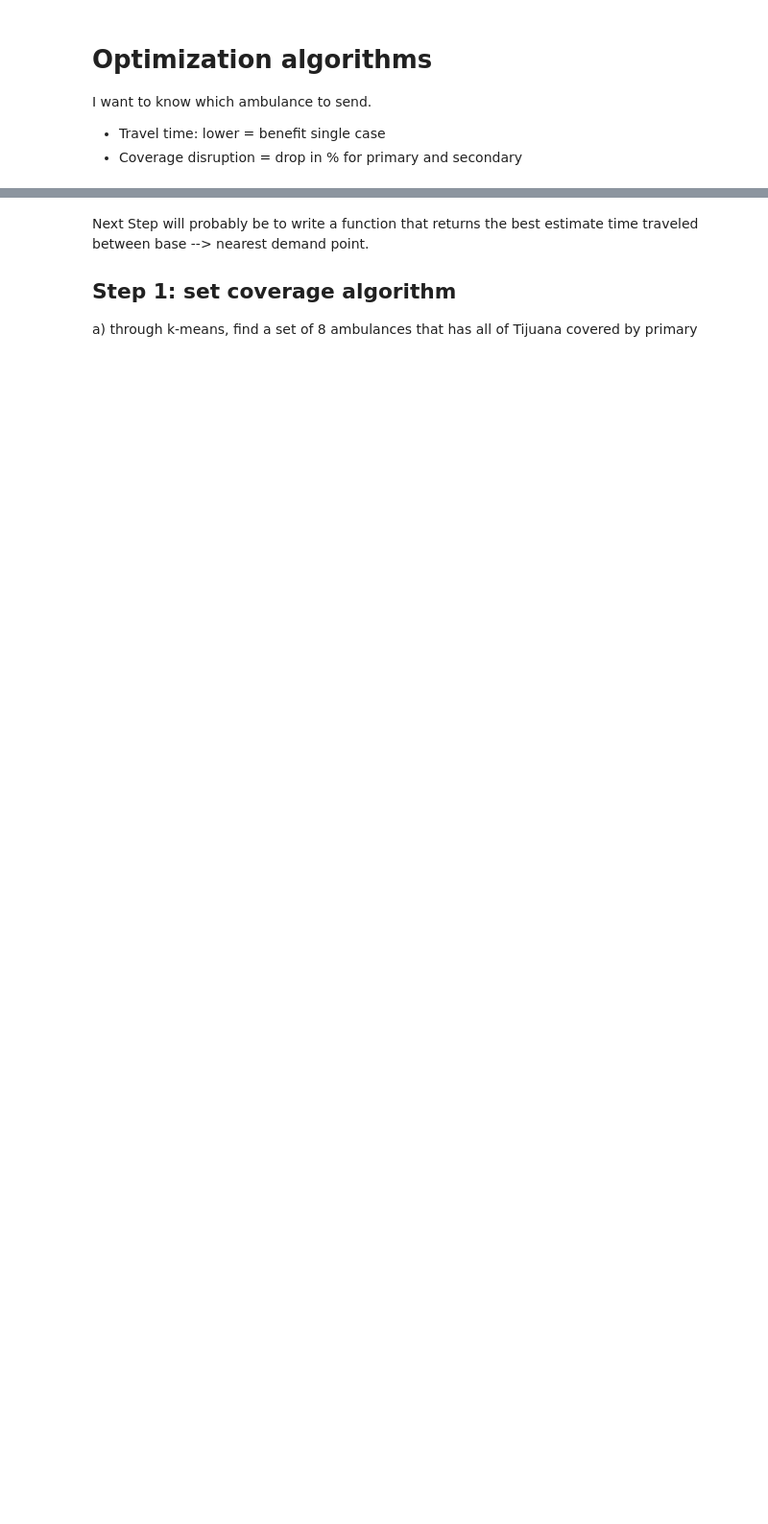
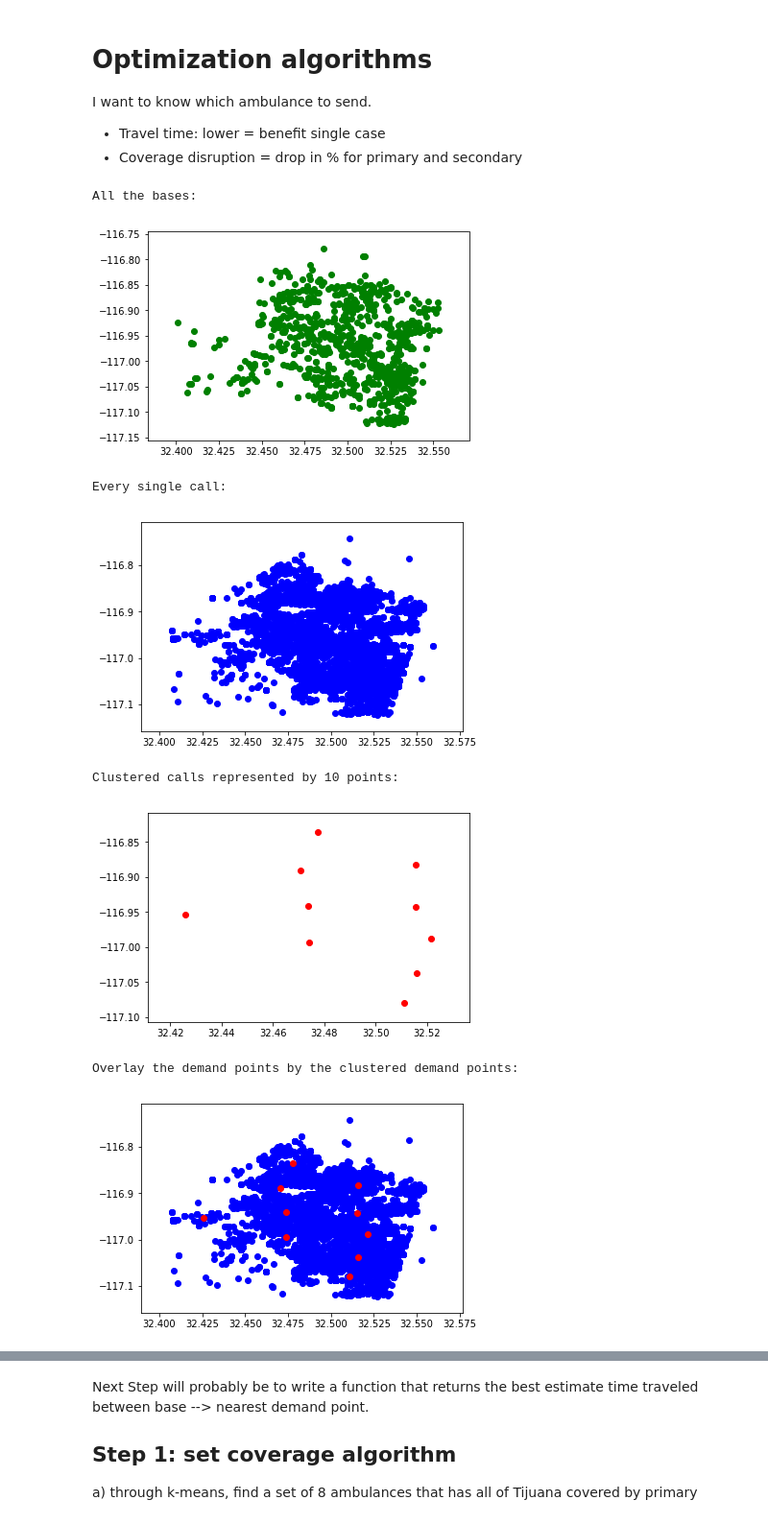
Before and after one commit to hansyuan/cr-algs, a Jupyter notebook: Dynamic Set Coverage.ipynb, the cells around one changed output, grey strips where cells are left out. Shown at 96% size. Saved outputs shown, nothing was run; the diff lists cells and outputs as text; code cells hidden in the pictures; blank space fills up the shorter version.

```diff
--- a/Dynamic Set Coverage.ipynb
+++ b/Dynamic Set Coverage.ipynb
@@ -7,4 +7,13 @@ I want to know which ambulance to send.
 - Coverage disruption = drop in % for primary and secondary
 # %%
 import execute
-execute.initial(run=False)
+execute.initial(run=True)
+# %% [output]
+All the bases:
+[figure, added]
+Every single call:
+[figure, added]
+Clustered calls represented by 10 points:
+[figure, added]
+Overlay the demand points by the clustered demand points:
+[figure, added]
```
Also changed, not shown: parts of 2 cells of this notebook.
